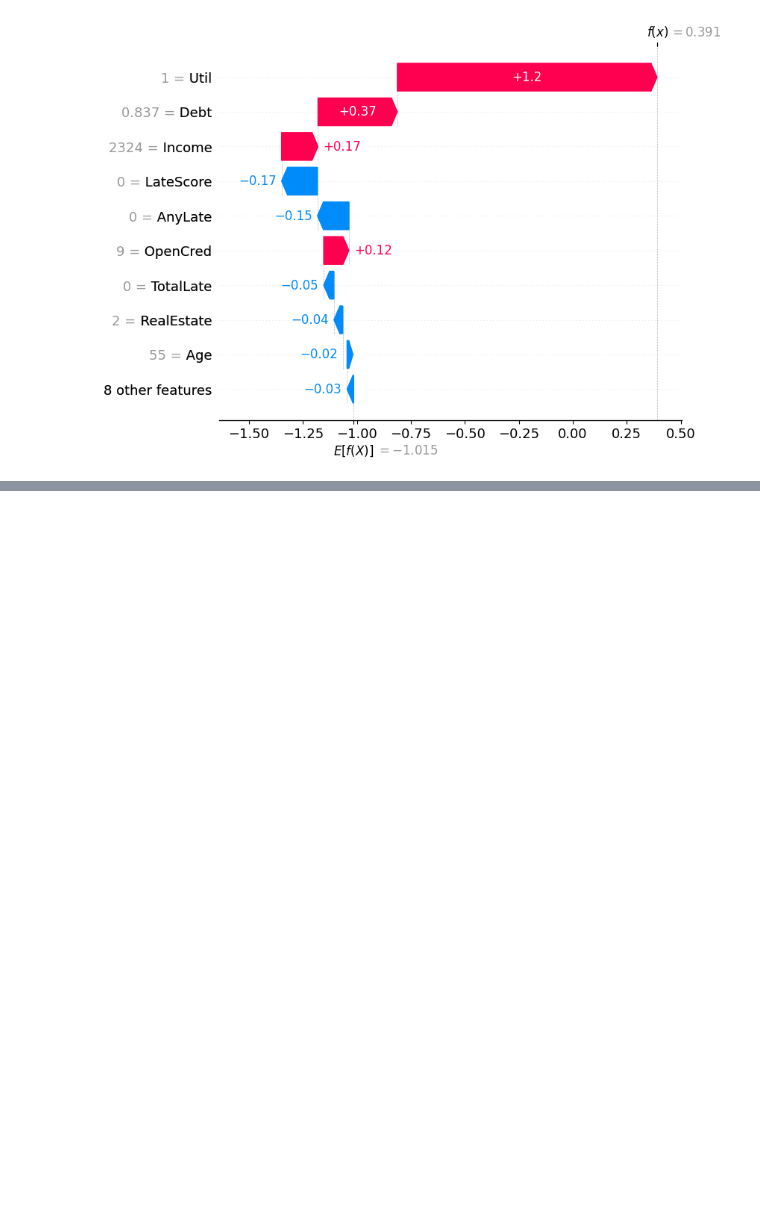
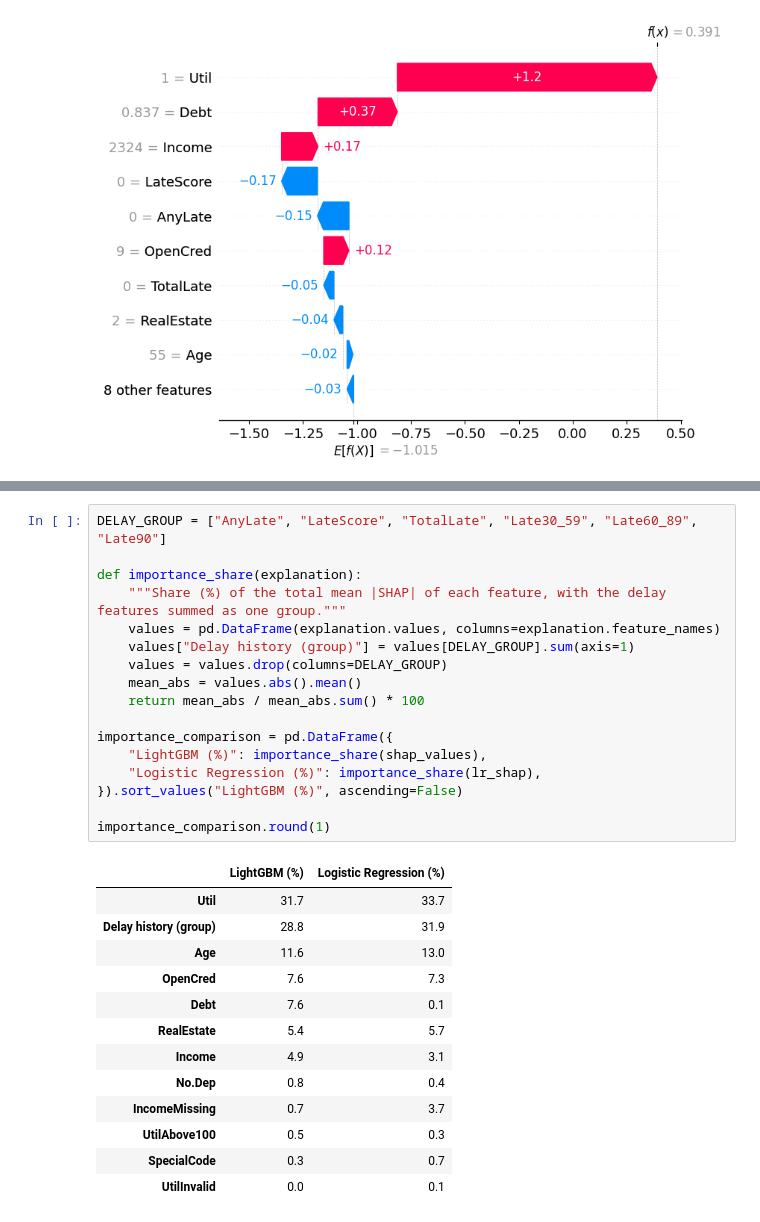
Before and after one commit to hnascimento96/Credit-Risk-Modeling, a Jupyter notebook: notebooks/shap_analysis.ipynb, the cells around one changed output, grey strips where cells are left out. Drawn from its saved outputs; the diff is of its cells as text; blank space fills up the shorter version.

```diff
--- a/notebooks/shap_analysis.ipynb
+++ b/notebooks/shap_analysis.ipynb
@@ -377,0 +415,31 @@ Actual outcome: no default
+# %%
+DELAY_GROUP = ["AnyLate", "LateScore", "TotalLate", "Late30_59", "Late60_89", "Late90"]
+
+def importance_share(explanation):
+    """Share (%) of the total mean |SHAP| of each feature, with the delay features summed as one group."""
+    values = pd.DataFrame(explanation.values, columns=explanation.feature_names)
+    values["Delay history (group)"] = values[DELAY_GROUP].sum(axis=1)
+    values = values.drop(columns=DELAY_GROUP)
+    mean_abs = values.abs().mean()
+    return mean_abs / mean_abs.sum() * 100
+
+importance_comparison = pd.DataFrame({
+    "LightGBM (%)": importance_share(shap_values),
+    "Logistic Regression (%)": importance_share(lr_shap),
+}).sort_values("LightGBM (%)", ascending=False)
+
+importance_comparison.round(1)
+# %% [output]
+|  | LightGBM (%) | Logistic Regression (%) |
+| Util | 31.7 | 33.7 |
+| Delay history (group) | 28.8 | 31.9 |
+| Age | 11.6 | 13.0 |
+| OpenCred | 7.6 | 7.3 |
+| Debt | 7.6 | 0.1 |
+| RealEstate | 5.4 | 5.7 |
+| Income | 4.9 | 3.1 |
+| No.Dep | 0.8 | 0.4 |
+| IncomeMissing | 0.7 | 3.7 |
+| UtilAbove100 | 0.5 | 0.3 |
+| SpecialCode | 0.3 | 0.7 |
+| UtilInvalid | 0.0 | 0.1 |
```
Also changed, not shown: parts of 13 cells of this notebook.
